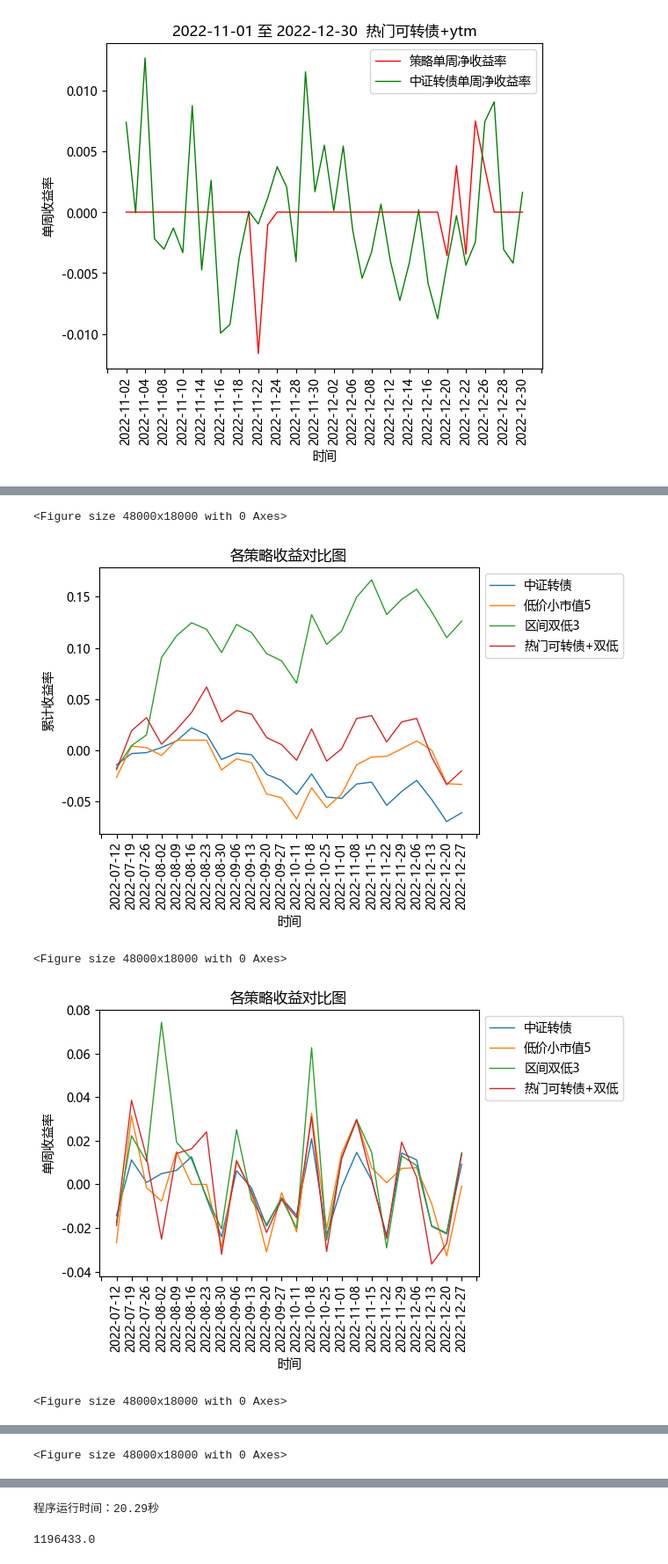
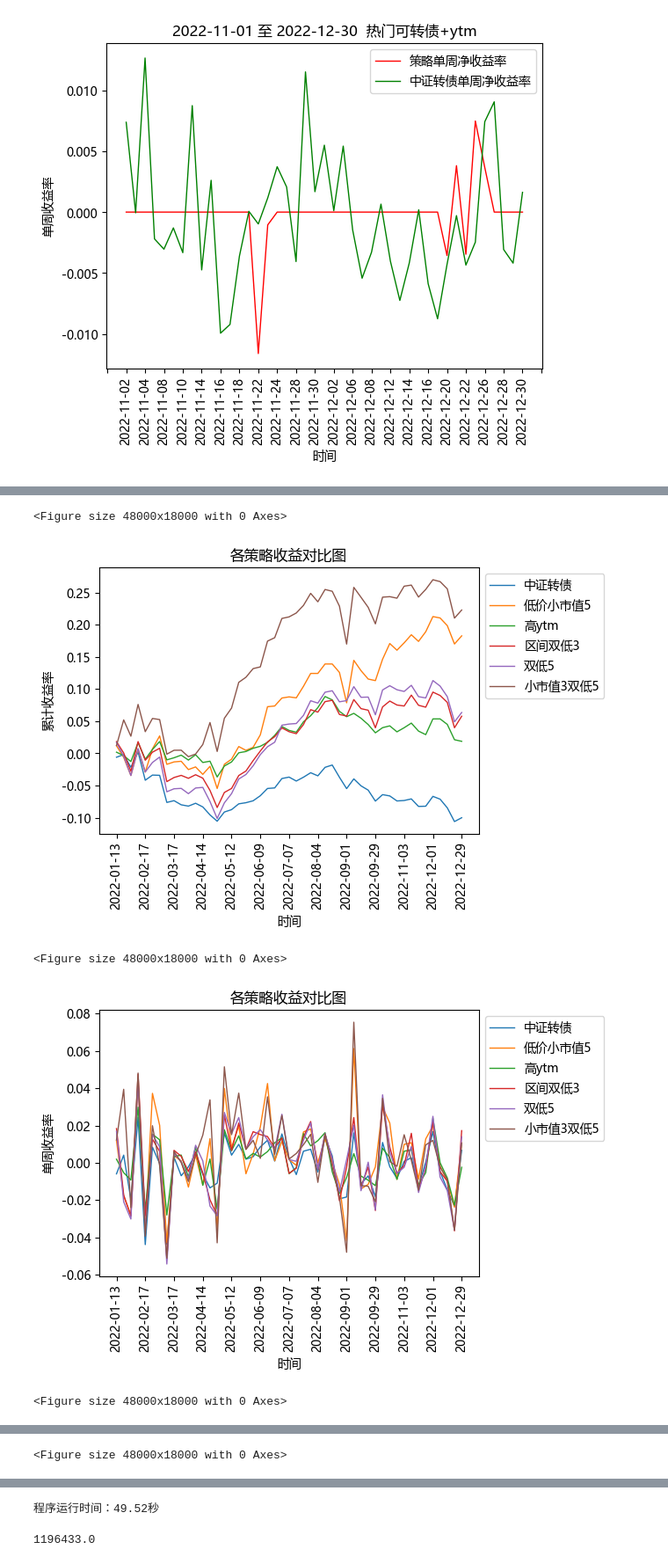
Before and after one commit to Big-ZhangCG/DB_FROM_20230811, a Jupyter notebook: mywork_ByZCG/backtest.ipynb, the cells around one changed output, grey strips where cells are left out. Shown at 88% size. Cells and saved outputs as stored; diff of their text form; code cells hidden in the pictures.

```diff
--- a/mywork_ByZCG/backtest.ipynb
+++ b/mywork_ByZCG/backtest.ipynb
@@ -415,8 +419,14 @@ test_day_list = [('2021-07-01','2021-12-31'),('2022-01-01','2022-06-30'),('2022-
 start_time = time.time()
 
 # 回测单个策略（这样速度更快）
-names_and_which_day = [('区间双低3（全量数据DTBS，用于回测）.xlsx','tue')]
-test_day_list = [('2023-01-01','2023-08-29')]
+names_and_which_day = [#('低价小市值5（全量数据DTBS，用于回测）.xlsx', 'thu'),
+                       #('高ytm（全量数据DTBS，用于回测）.xlsx', 'thu'),
+                       #('区间双低3（全量数据DTBS，用于回测）.xlsx', 'thu'),
+                       #('双低5（全量数据DTBS，用于回测）.xlsx', 'thu'),
+                       #('小市值3双低5（全量数据DTBS，用于回测）.xlsx', 'thu'),
+                       ('热门可转债+双低（全量数据DTBS，用于回测）.xlsx', 'thu')
+                      ]
+test_day_list = [('2022-01-01','2022-12-31'),('2023-01-01','2023-08-31')]
 
 
 for start_day,end_day in test_day_list:
@@ -470,7 +500,7 @@ print(f"程序运行时间：{run_time:.2f}秒")
 # 根据需要更改test_day_list回测周期，names策略
 start_time = time.time()
 
-test_day_list = [('2022-07-01','2022-12-31'), ('2023-01-01','2023-06-30')]
+test_day_list = [('2022-01-01','2022-12-31'), ('2023-01-01','2023-08-31')]
 
 """
 需要哪些策略的收益对比图，就放进哪些，这样跑的速度快并且结果清晰
@@ -483,11 +513,13 @@ names = ['低价小市值5（全量数据DTBS，用于回测）.xlsx',
 """
 
 names = ['低价小市值5（全量数据DTBS，用于回测）.xlsx',
+         '高ytm（全量数据DTBS，用于回测）.xlsx',
          '区间双低3（全量数据DTBS，用于回测）.xlsx',
-         '热门可转债+双低（全量数据DTBS，用于回测）.xlsx']
+         '双低5（全量数据DTBS，用于回测）.xlsx',
+         '小市值3双低5（全量数据DTBS，用于回测）.xlsx']
 
 
-set_which_day = 'mon'
+set_which_day = 'tue'
 
 for start_day,end_day in test_day_list:
     profit_dict = {}
@@ -498,34 +530,34 @@ for start_day,end_day in test_day_list:
 
         # my_position = {}
         my_position_dates_list = sorted(set(list(my_position_df['日期'])))
 
         # trade_dates_list 设置调仓日期固定为每周几
         trade_dates_list = list(D_DF.loc[(D_DF['date'] >= start_day)&(D_DF['date'] <= end_day)&(D_DF['which_day'] == set_which_day), 'date'])
 
         my_position = {date : list(my_position_df.loc[my_position_df['日期'] == date,'可转债代码']) for date in  trade_dates_list}
         """
         # 获得标准化持仓字典
         my_position,trade_dates_list = get_my_position(name, start_day, end_day, which_day, D_DF)
 
         # 获得收益率曲线列表
         profit = get_period_profit(trade_dates_list, my_position, A_DF)
 
         # 获取各类收益率
         weekly_return, cumulative_return, zi_weekly_return, zi_cumulative_return = get_all_profit(profit, trade_dates_list, C_DF , photo_title = name[ : name.index('（')], tick_spacing = 1)
 
         strategy_name = str(name[ : name.index('（')])
         profit_dict[strategy_name] = {'weekly_return' : weekly_return,
                                       'cumulative_return' : cumulative_return}
 
-    display_multiple_strategies(profit_dict, trade_dates_list, zi_weekly_return, zi_cumulative_return, photo_title = '各策略收益对比图', tick_spacing = 1)
+    display_multiple_strategies(profit_dict, trade_dates_list, zi_weekly_return, zi_cumulative_return, photo_title = '各策略收益对比图', tick_spacing = 4)
 
 end_time = time.time()
 run_time = end_time - start_time
 # 输出运行时间
 print(f"程序运行时间：{run_time:.2f}秒")
 # %% [output]
 <Figure size 48000x18000 with 0 Axes>
-[figure, old version]
+[figure, new version]
 <Figure size 48000x18000 with 0 Axes>
-[figure, old version]
+[figure, new version]
 <Figure size 48000x18000 with 0 Axes>
@@ -535,4 +567,4 @@ print(f"程序运行时间：{run_time:.2f}秒")
-程序运行时间：20.29秒
+程序运行时间：49.52秒
 # %%
 # ----------------------------------------------------------------------------------------------------------------------
 # --------------------------------------------------- 分页，便于阅读 ---------------------------------------------------
```
Also changed, not shown: parts of 3 cells of this notebook, 24 other files.
